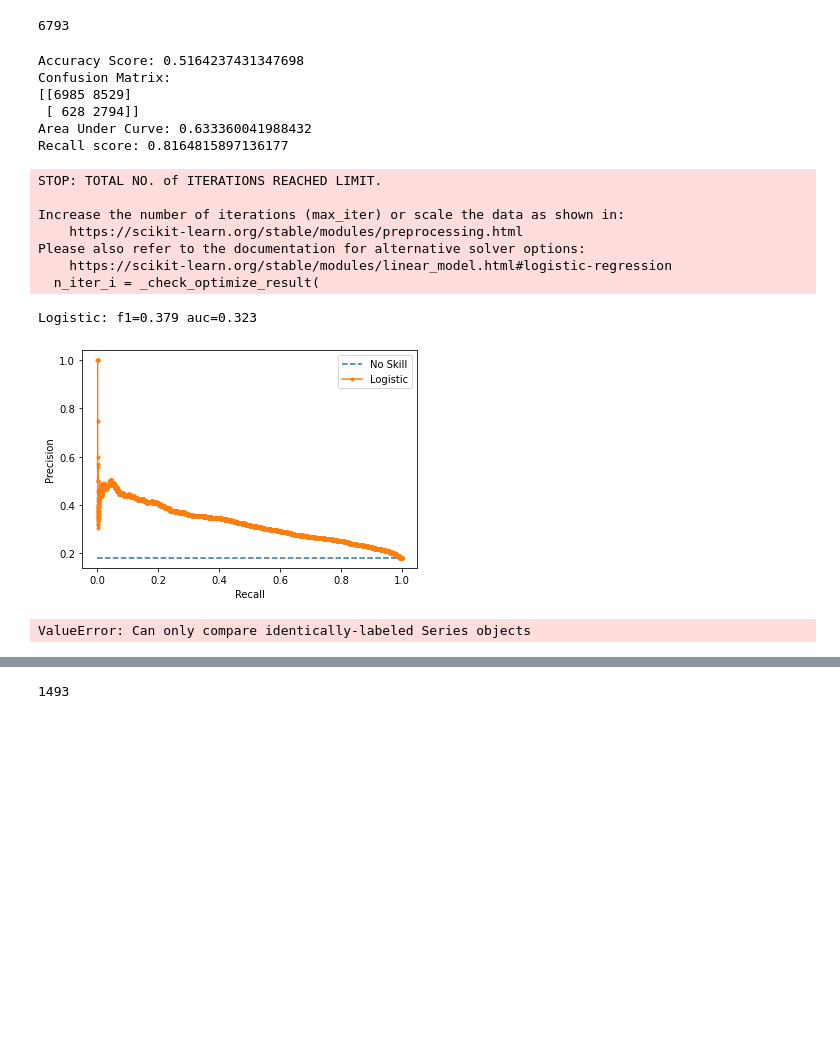
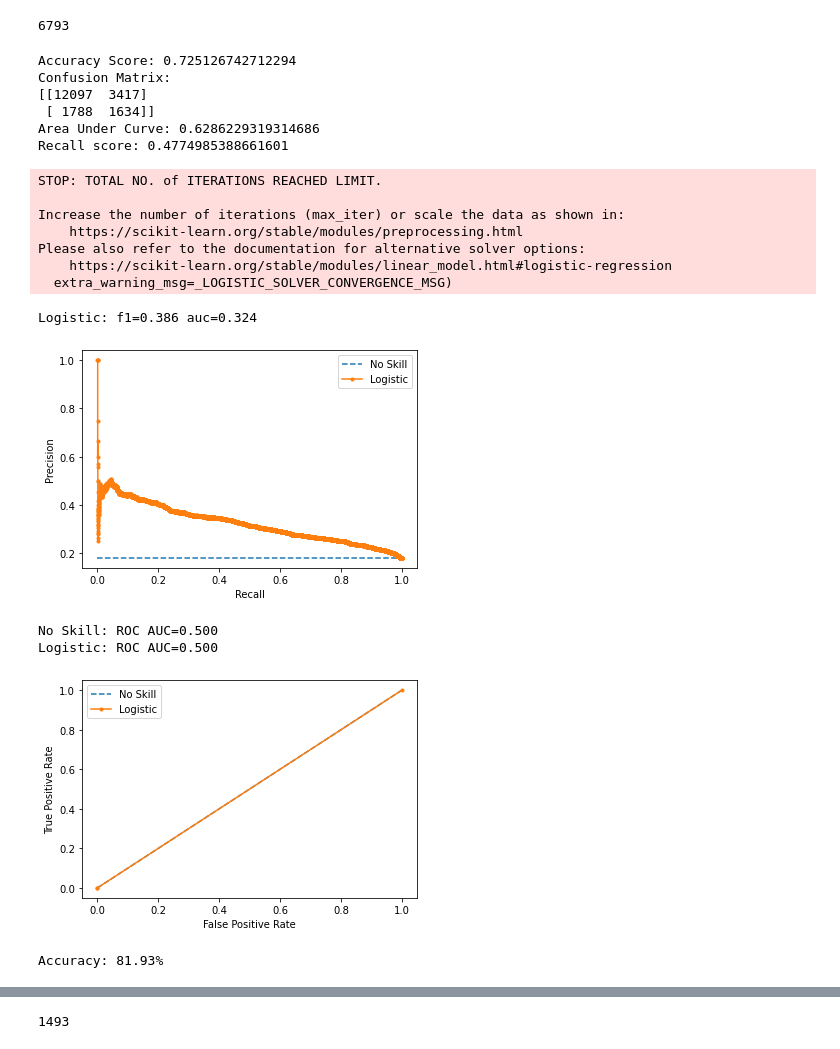
Before and after one commit to MarlonFacey/LoanDataLogReg, a Jupyter notebook: Loan Data EDA.ipynb, the cells around one changed output, grey strips where cells are left out. Cells and saved outputs as stored; diff of their text form; code cells hidden in the pictures; blank space fills up the shorter version.

```diff
--- a/Loan Data EDA.ipynb
+++ b/Loan Data EDA.ipynb
@@ -260,9 +266,9 @@ np.sum(y_pred)
 # %% [output]
 6793
 # %%
-w = {0:1, 1:8}
+w = {0:1, 1:4}
 clf = LogisticRegression(class_weight = w,)
-clf.fit(X,Y)
+result = clf.fit(X,Y)
 y_pred = clf.predict(X_test)
 
 
@@ -271,19 +277,19 @@ print(f'Confusion Matrix: \n{confusion_matrix(y_test, y_pred)}')
 print(f'Area Under Curve: {roc_auc_score(y_test, y_pred)}')
 print(f'Recall score: {recall_score(y_test,y_pred)}')
 # %% [output]
-Accuracy Score: 0.5164237431347698
+Accuracy Score: 0.725126742712294
 Confusion Matrix:
-[[6985 8529]
- [ 628 2794]]
-Area Under Curve: 0.633360041988432
-Recall score: 0.8164815897136177
+[[12097  3417]
+ [ 1788  1634]]
+Area Under Curve: 0.6286229319314686
+Recall score: 0.4774985388661601
 STOP: TOTAL NO. of ITERATIONS REACHED LIMIT.
 
 Increase the number of iterations (max_iter) or scale the data as shown in:
     https://scikit-learn.org/stable/modules/preprocessing.html
 Please also refer to the documentation for alternative solver options:
     https://scikit-learn.org/stable/modules/linear_model.html#logistic-regression
-  n_iter_i = _check_optimize_result(
+  extra_warning_msg=_LOGISTIC_SOLVER_CONVERGENCE_MSG)
 # %%
 lr_probs = clf.predict_proba(X_test)
 lr_probs = lr_probs[:, 1]
@@ -303,41 +309,46 @@ pyplot.legend()
 # show the plot
 pyplot.show()
 # %% [output]
-Logistic: f1=0.379 auc=0.323
+Logistic: f1=0.386 auc=0.324
-[figure, old version]
+[figure, new version]
 # %%
 freq = (Y == 1)
-freq[Y==1] = 8
+freq[Y==1] = 5
 freq[Y==0] = 1
 
-res = GLM(Y,X,family=families.Binomial(),var_weight = freq)
+clf = GLM(Y,X,family=families.Binomial(),var_weight = freq)
+res = clf.fit_regularized()
 ns_probs = [0 for _ in range(len(y_test))]
-lr_probs = res.fit().predict(X_test)
+lr_probs = res.predict(X_test)
 lr_probs = lr_probs.reset_index(drop=True)
 lr_probs = lr_probs * (lr_probs > .5)
 ns_auc = roc_auc_score(y_test, ns_probs)
 lr_auc = roc_auc_score(y_test, lr_probs)
 print('No Skill: ROC AUC=%.3f' % (ns_auc))
 print('Logistic: ROC AUC=%.3f' % (lr_auc))
 # calculate roc curves
 ns_fpr, ns_tpr, _ = roc_curve(y_test, ns_probs)
 lr_fpr, lr_tpr, _ = roc_curve(y_test, lr_probs)
 # plot the roc curve for the model
 plt.plot(ns_fpr, ns_tpr, linestyle='--', label='No Skill')
 plt.plot(lr_fpr, lr_tpr, marker='.', label='Logistic')
 # axis labels
 plt.xlabel('False Positive Rate')
 plt.ylabel('True Positive Rate')
 # show the legend
 plt.legend()
 # show the plot
 plt.show()
+# %% [output]
+No Skill: ROC AUC=0.500
+Logistic: ROC AUC=0.500
+[figure, added]
 # %%
-lr_probs = log_reg.predict(X_test)
+lr_probs = res.predict(X_test)
 lr_probs = lr_probs.reset_index(drop=True)
 lr_probs = (lr_probs > .5).astype('int')
-accuracy = np.mean(y_test == lr_probs)
+accuracy = np.mean(y_test.reset_index(drop=True) == lr_probs)
 
 print("Accuracy: %.2f%%" % (accuracy * 100.0))
 # %% [output]
-ValueError: Can only compare identically-labeled Series objects
+Accuracy: 81.93%
```
Also changed, not shown: parts of 13 cells of this notebook.
